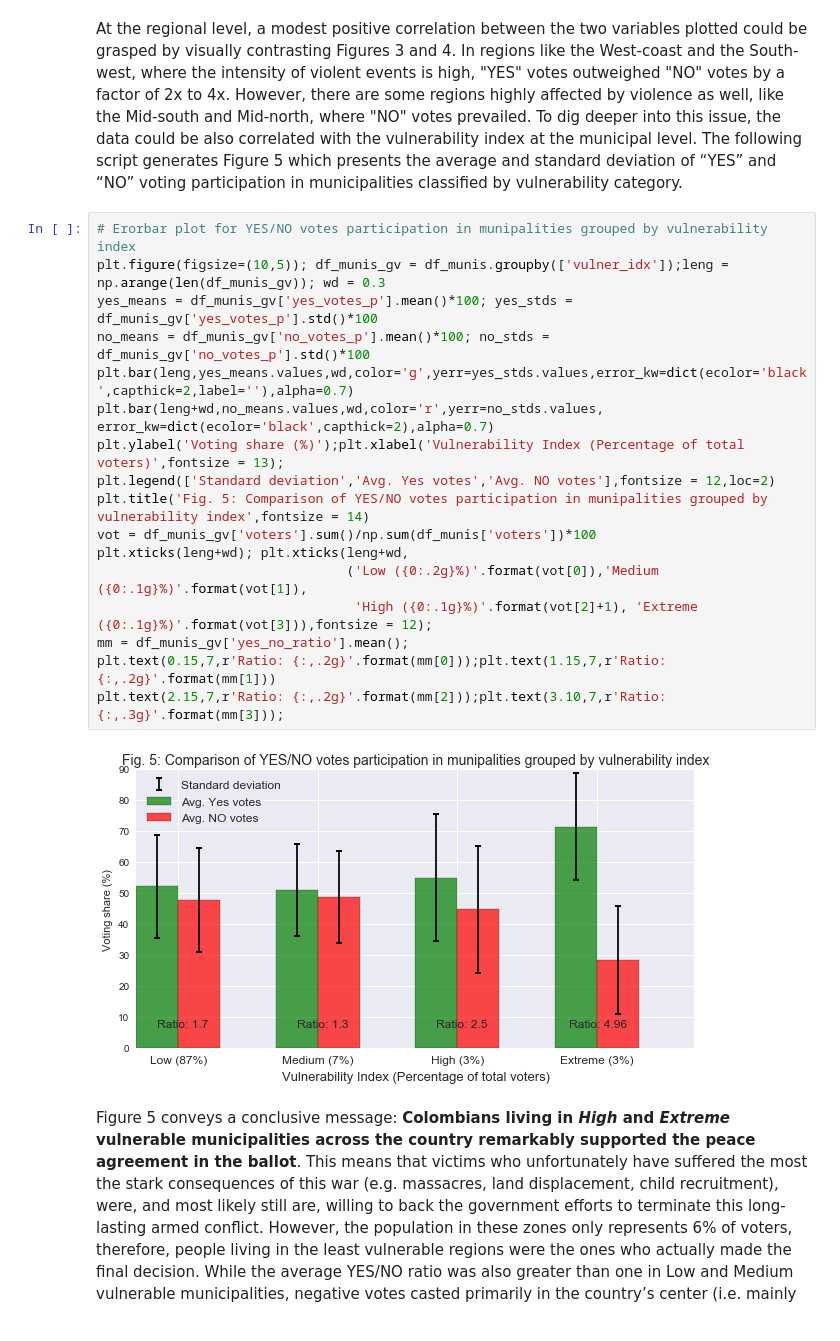
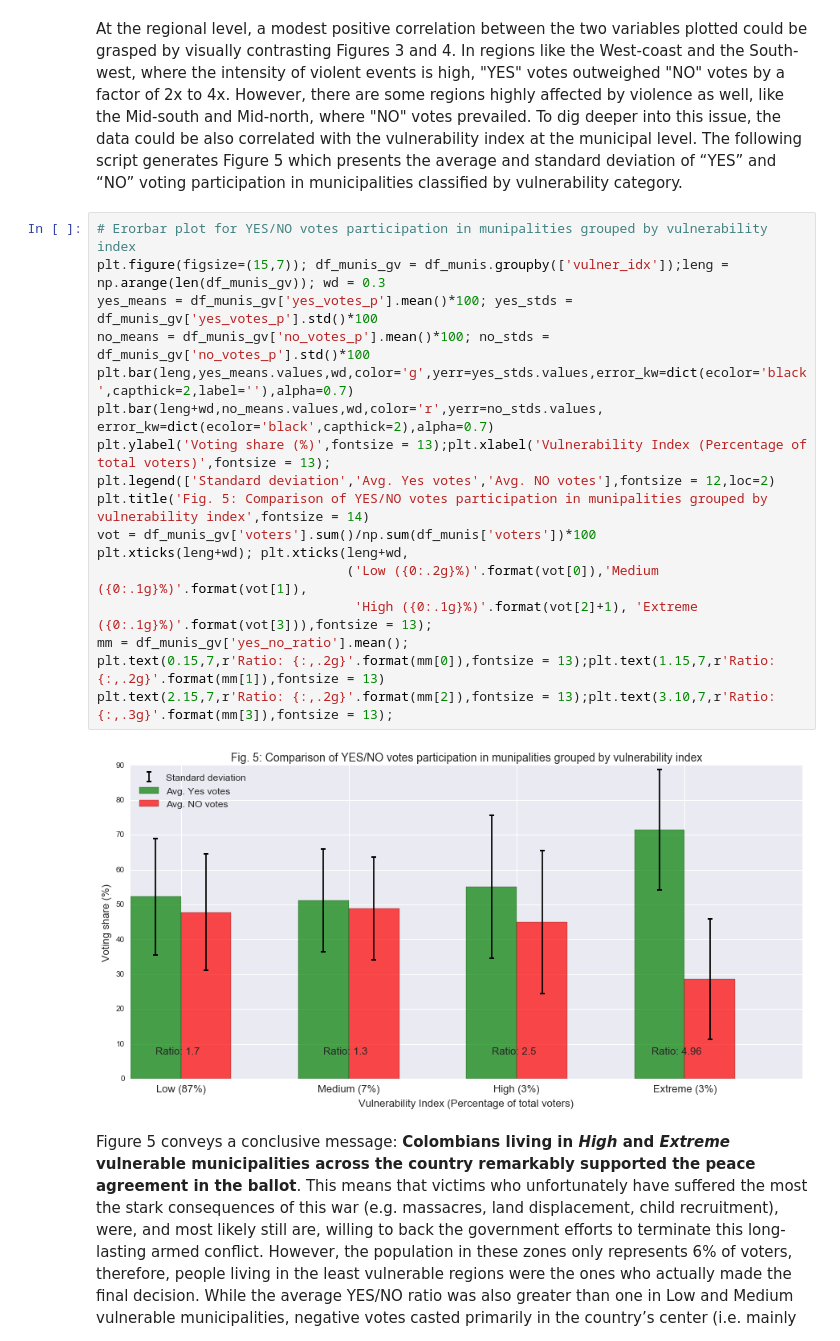
Before and after one commit to gvizcaino/Tutorial, a Jupyter notebook: 2016_Colombian_plebiscite.ipynb, the cells around one changed output. Cells and saved outputs as stored; diff of their text form.

```diff
--- a/2016_Colombian_plebiscite.ipynb
+++ b/2016_Colombian_plebiscite.ipynb
@@ -247,23 +247,23 @@ cb2 = fig2.colorbar(sm2, cax=cax, orientation='horizontal')
 At the regional level, a modest positive correlation between the two variables plotted could be grasped by visually contrasting Figures 3 and 4. In regions like the West-coast and the South-west, where the intensity of violent events is high, "YES" votes outweighed "NO" votes by a factor of 2x to 4x. However, there are some regions highly affected by violence as well, like the Mid-south and Mid-north, where "NO" votes prevailed. To dig deeper into this issue, the data could be also correlated with the vulnerability index at the municipal level. The following script generates Figure 5 which presents the average and standard deviation of “YES” and “NO” voting participation in municipalities classified by vulnerability category.
 # %%
 # Erorbar plot for YES/NO votes participation in munipalities grouped by vulnerability index
-plt.figure(figsize=(10,5)); df_munis_gv = df_munis.groupby(['vulner_idx']);leng = np.arange(len(df_munis_gv)); wd = 0.3
+plt.figure(figsize=(15,7)); df_munis_gv = df_munis.groupby(['vulner_idx']);leng = np.arange(len(df_munis_gv)); wd = 0.3
 yes_means = df_munis_gv['yes_votes_p'].mean()*100; yes_stds = df_munis_gv['yes_votes_p'].std()*100
 no_means = df_munis_gv['no_votes_p'].mean()*100; no_stds = df_munis_gv['no_votes_p'].std()*100
 plt.bar(leng,yes_means.values,wd,color='g',yerr=yes_stds.values,error_kw=dict(ecolor='black',capthick=2,label=''),alpha=0.7)
 plt.bar(leng+wd,no_means.values,wd,color='r',yerr=no_stds.values, error_kw=dict(ecolor='black',capthick=2),alpha=0.7)
-plt.ylabel('Voting share (%)');plt.xlabel('Vulnerability Index (Percentage of total voters)',fontsize = 13);
+plt.ylabel('Voting share (%)',fontsize = 13);plt.xlabel('Vulnerability Index (Percentage of total voters)',fontsize = 13);
 plt.legend(['Standard deviation','Avg. Yes votes','Avg. NO votes'],fontsize = 12,loc=2)
 plt.title('Fig. 5: Comparison of YES/NO votes participation in munipalities grouped by vulnerability index',fontsize = 14)
 vot = df_munis_gv['voters'].sum()/np.sum(df_munis['voters'])*100
 plt.xticks(leng+wd); plt.xticks(leng+wd,
                                 ('Low ({0:.2g}%)'.format(vot[0]),'Medium ({0:.1g}%)'.format(vot[1]),
-                                 'High ({0:.1g}%)'.format(vot[2]+1), 'Extreme ({0:.1g}%)'.format(vot[3])),fontsize = 12);
+                                 'High ({0:.1g}%)'.format(vot[2]+1), 'Extreme ({0:.1g}%)'.format(vot[3])),fontsize = 13);
 mm = df_munis_gv['yes_no_ratio'].mean();
-plt.text(0.15,7,r'Ratio: {:,.2g}'.format(mm[0]));plt.text(1.15,7,r'Ratio: {:,.2g}'.format(mm[1]))
-plt.text(2.15,7,r'Ratio: {:,.2g}'.format(mm[2]));plt.text(3.10,7,r'Ratio: {:,.3g}'.format(mm[3]));
+plt.text(0.15,7,r'Ratio: {:,.2g}'.format(mm[0]),fontsize = 13);plt.text(1.15,7,r'Ratio: {:,.2g}'.format(mm[1]),fontsize = 13)
+plt.text(2.15,7,r'Ratio: {:,.2g}'.format(mm[2]),fontsize = 13);plt.text(3.10,7,r'Ratio: {:,.3g}'.format(mm[3]),fontsize = 13);
 # %% [output]
-[figure, old version]
+[figure, new version]
 # %% [markdown]
 Figure 5 conveys a conclusive message: **Colombians living in _High_ and _Extreme_ vulnerable municipalities across the country remarkably supported the peace agreement in the ballot**. This means that victims who unfortunately have suffered the most the stark consequences of this war (e.g. massacres, land displacement, child recruitment), were, and most likely still are, willing to back the government efforts to terminate this long-lasting armed conflict. However, the population in these zones only represents 6% of voters, therefore, people living in the least vulnerable regions were the ones who actually made the final decision. While the average YES/NO ratio was also greater than one in Low and Medium vulnerable municipalities, negative votes casted primarily in the country’s center (i.e. mainly urban areas) slightly surpassed the positive scenario portrayed specially in vulnerable zones (i.e. mainly rural areas).
 
```
